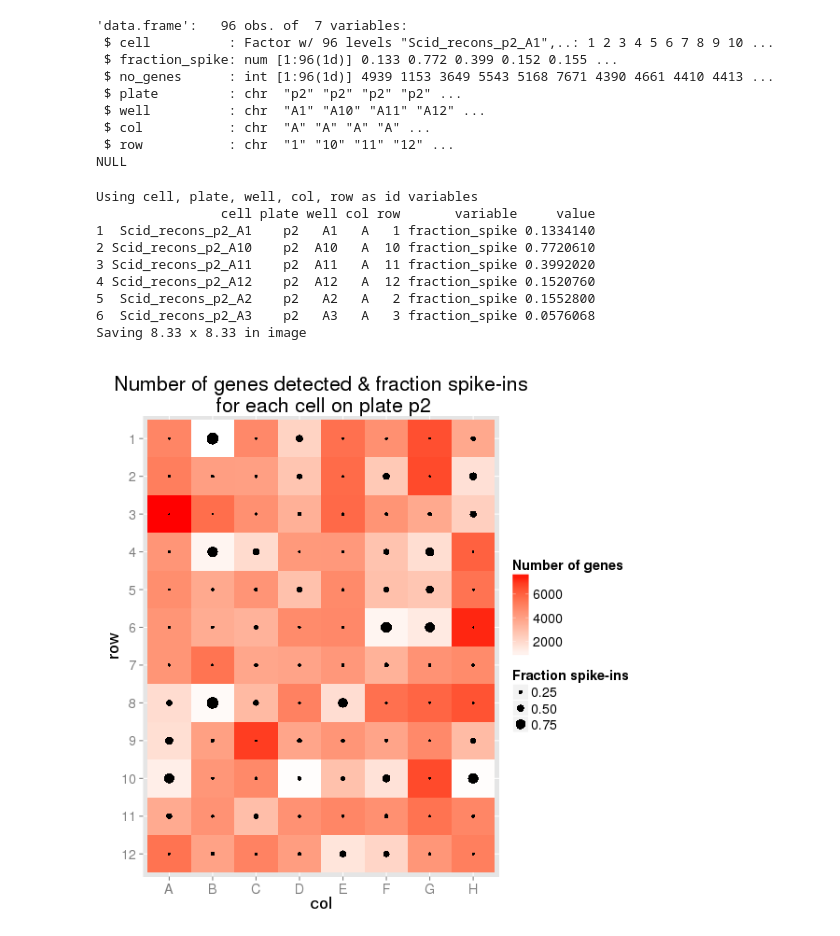
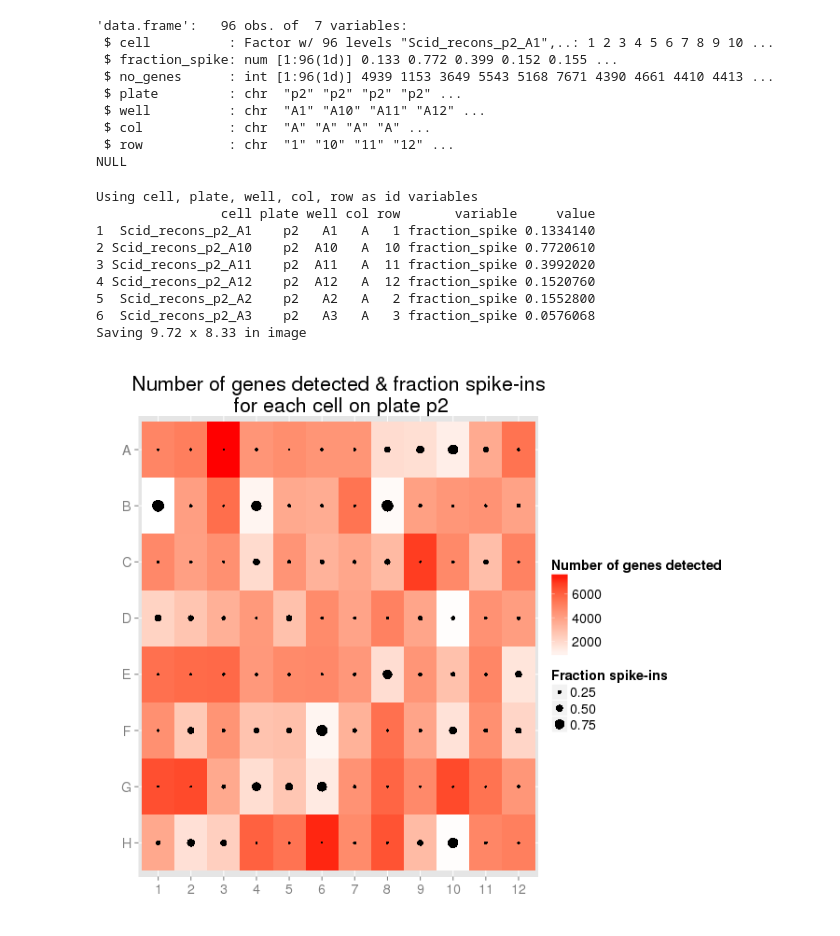
Before and after one commit to sansomlab/txseq, a Jupyter notebook: notebooks/pipeline_scrnaseq/4 - Plate overviews.ipynb, the cells around one changed output. Drawn from its saved outputs; the diff is of its cells as text; code cells hidden in the pictures.

```diff
--- a/notebooks/pipeline_scrnaseq/4 - Plate overviews.ipynb
+++ b/notebooks/pipeline_scrnaseq/4 - Plate overviews.ipynb
@@ -61,32 +61,32 @@ print(str(df))
  $ row           : chr  "1" "10" "11" "12" ...
 NULL
 # %%
-%%R -w 600 -h 600
+%%R -w 700 -h 600
 melted = melt(df)
 print(head(melted))
 melted = melted[order(as.numeric(melted$row)),]
-melted$row = factor(melted$row, levels=rev(melted$row))
-melted$col = factor(melted$col, levels=(melted$col))
+melted$row = factor(melted$row, levels=(melted$row))
+melted$col = factor(melted$col, levels=rev(melted$col))
 
 
 for (p in unique(df$plate)){
-#print(p)
-gp <- ggplot(melted) + geom_tile(data= melted[melted$variable == "no_genes",], aes(x=col, y=row, fill = value))
-gp <- gp + scale_fill_gradient(low="white", high = "red", na.value="grey", name="Number of genes")
-gp <- gp + geom_point(data=melted[melted$variable == "fraction_spike",],aes(x=col, y=row, size=value))
+gp <- ggplot(melted) + geom_tile(data= melted[melted$variable == "no_genes",], aes(x=row, y=col, fill = value))
+gp <- gp + scale_fill_gradient(low="white", high = "red", na.value="grey", name="Number of genes detected")
+gp <- gp + geom_point(data=melted[melted$variable == "fraction_spike",],aes(x=row, y=col, size=value))
 gp <- gp + labs(size = 'Fraction spike-ins')
 gp <- gp + ggtitle(paste("Number of genes detected & fraction spike-ins\n for each cell on plate ", p, sep=""))
+gp <- gp + xlab("")+ ylab("")
 print(gp)
 ggsave(plot = gp, filename=paste("number_genes_fraction_spike_plate_", p,".pdf", sep=""), device=cairo_pdf)
 }
 # %% [output]
 Using cell, plate, well, col, row as id variables
                 cell plate well col row       variable     value
 1  Scid_recons_p2_A1    p2   A1   A   1 fraction_spike 0.1334140
 2 Scid_recons_p2_A10    p2  A10   A  10 fraction_spike 0.7720610
 3 Scid_recons_p2_A11    p2  A11   A  11 fraction_spike 0.3992020
 4 Scid_recons_p2_A12    p2  A12   A  12 fraction_spike 0.1520760
 5  Scid_recons_p2_A2    p2   A2   A   2 fraction_spike 0.1552800
 6  Scid_recons_p2_A3    p2   A3   A   3 fraction_spike 0.0576068
-Saving 8.33 x 8.33 in image
+Saving 9.72 x 8.33 in image
-[figure, old version]
+[figure, new version]
```
